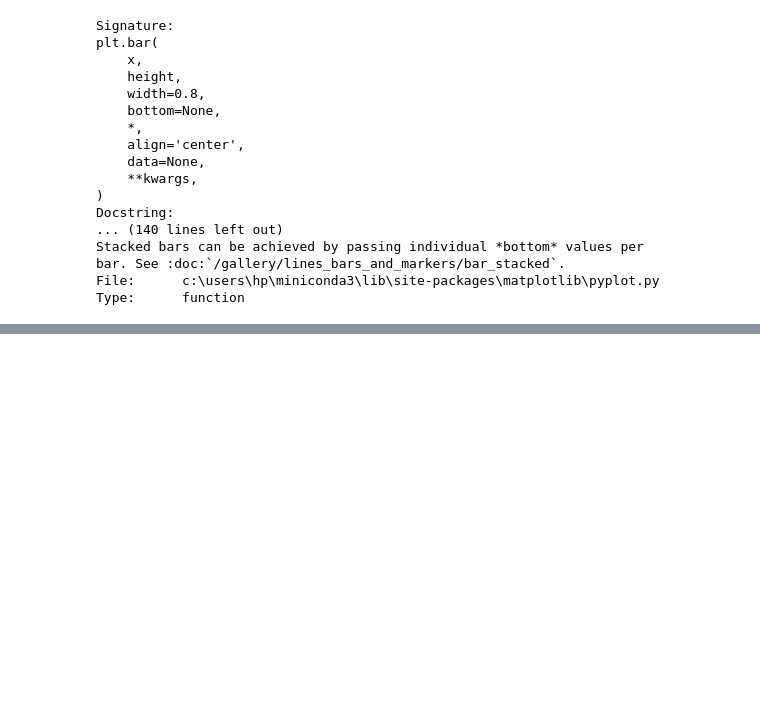
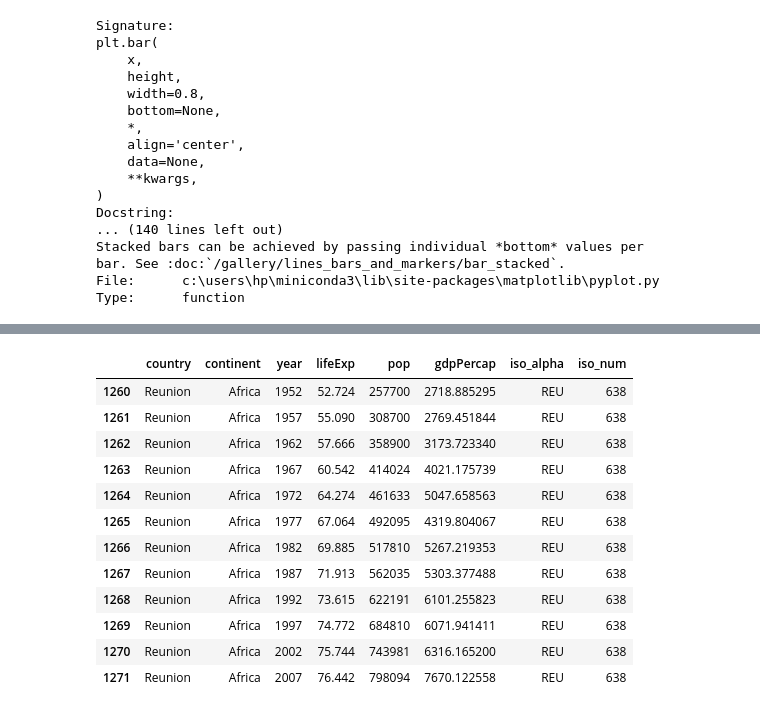
Before and after one commit to AmritRaj1405/pythondataanalytics, a Jupyter notebook: analysis/visualization.ipynb, the cells around one changed output, grey strips where cells are left out. Cells and saved outputs as stored; diff of their text form; code cells hidden in the pictures; blank space fills up the shorter version.

```diff
--- a/analysis/visualization.ipynb
+++ b/analysis/visualization.ipynb
@@ -49,0 +101,17 @@ Text(0.5, 1.0, 'population')
+# %%
+reunion=df[df.country=='Reunion'].copy()
+reunion
+# %% [output]
+|  | country | continent | year | lifeExp | pop | gdpPercap | iso_alpha | iso_num |
+| 1260 | Reunion | Africa | 1952 | 52.724 | 257700 | 2718.885295 | REU | 638 |
+| 1261 | Reunion | Africa | 1957 | 55.090 | 308700 | 2769.451844 | REU | 638 |
+| 1262 | Reunion | Africa | 1962 | 57.666 | 358900 | 3173.723340 | REU | 638 |
+| 1263 | Reunion | Africa | 1967 | 60.542 | 414024 | 4021.175739 | REU | 638 |
+| 1264 | Reunion | Africa | 1972 | 64.274 | 461633 | 5047.658563 | REU | 638 |
+| 1265 | Reunion | Africa | 1977 | 67.064 | 492095 | 4319.804067 | REU | 638 |
+| 1266 | Reunion | Africa | 1982 | 69.885 | 517810 | 5267.219353 | REU | 638 |
+| 1267 | Reunion | Africa | 1987 | 71.913 | 562035 | 5303.377488 | REU | 638 |
+| 1268 | Reunion | Africa | 1992 | 73.615 | 622191 | 6101.255823 | REU | 638 |
+| 1269 | Reunion | Africa | 1997 | 74.772 | 684810 | 6071.941411 | REU | 638 |
+| 1270 | Reunion | Africa | 2002 | 75.744 | 743981 | 6316.165200 | REU | 638 |
+| 1271 | Reunion | Africa | 2007 | 76.442 | 798094 | 7670.122558 | REU | 638 |
```
Also changed, not shown: parts of 14 cells of this notebook, 19 other files.
